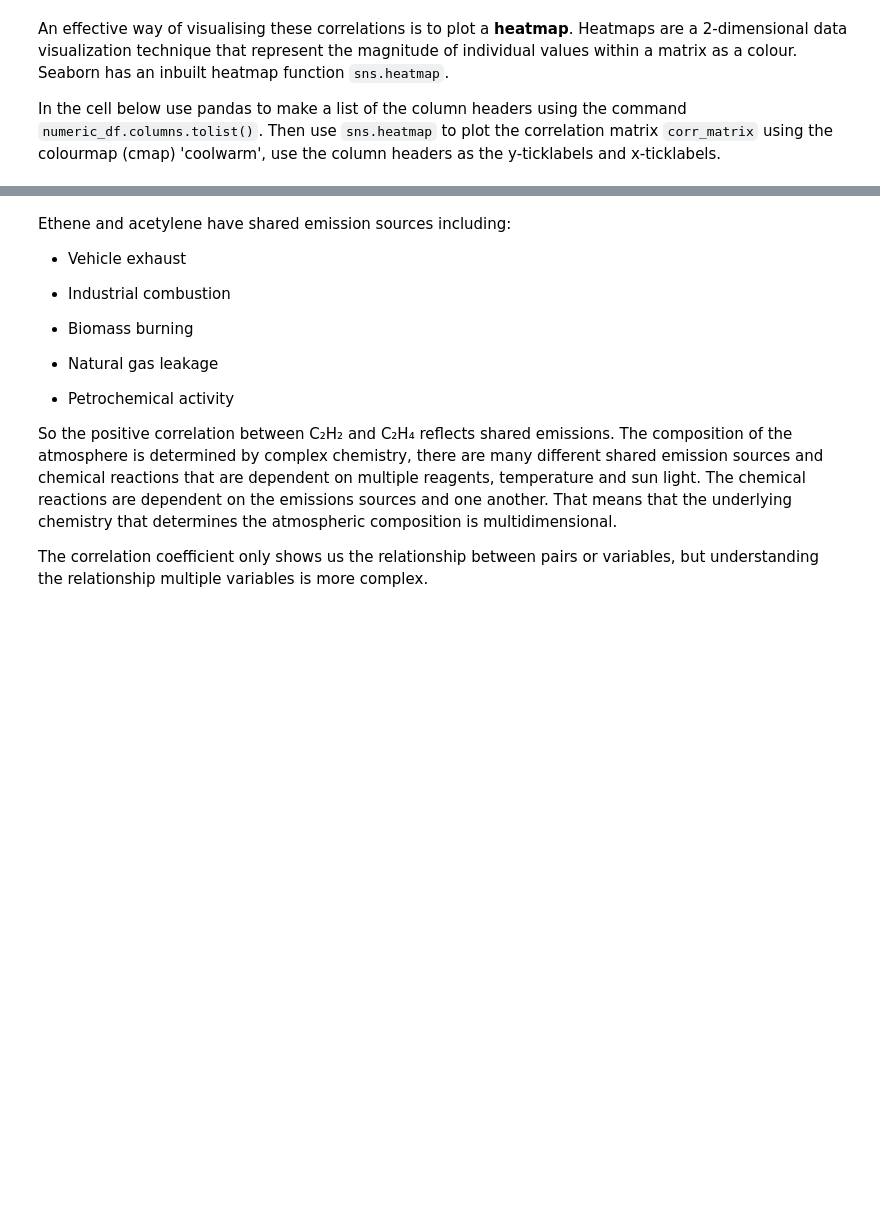
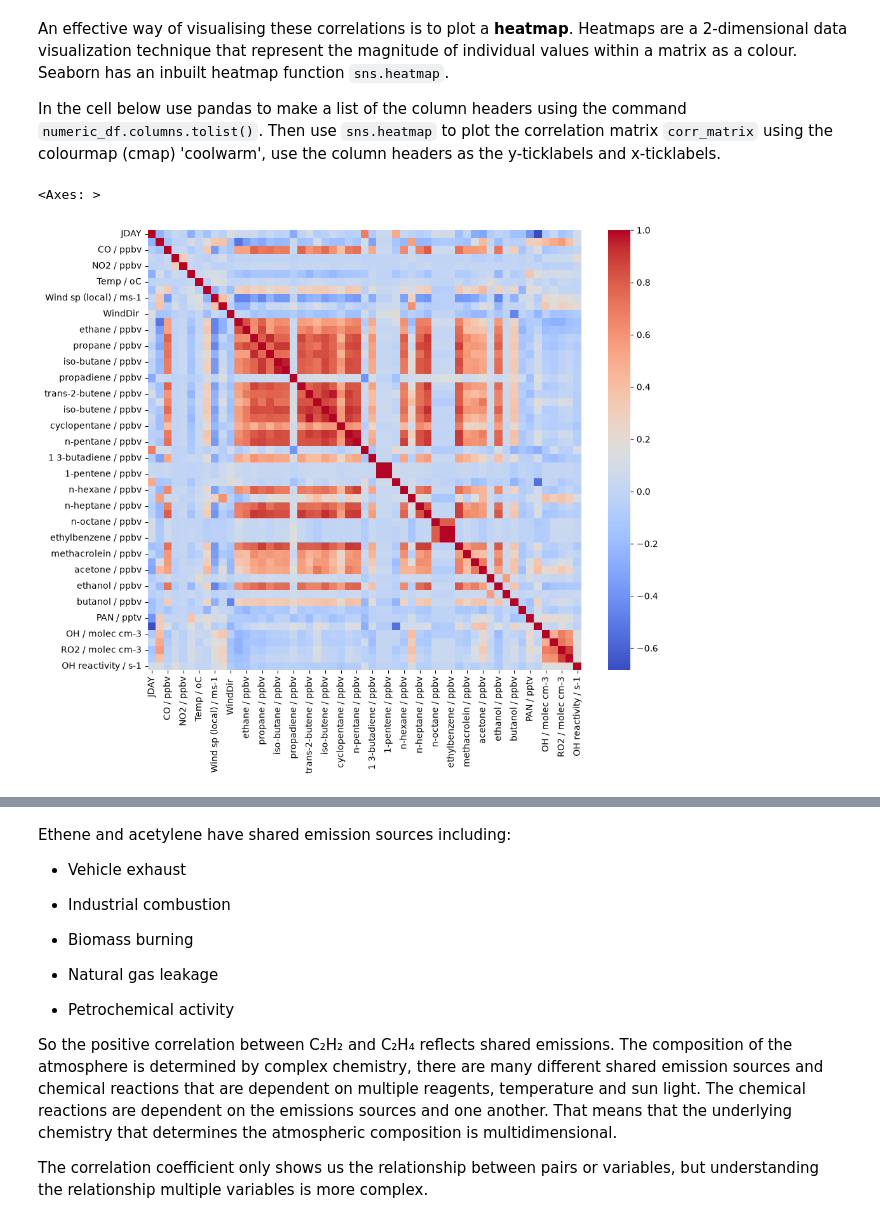
Before and after one commit to YesYY1/Digital-Skills-D3-U2, a Jupyter notebook: SVD_workshop.ipynb, the cells around one changed output, grey strips where cells are left out. Saved outputs shown, nothing was run; the diff lists cells and outputs as text; code cells hidden in the pictures; blank space fills up the shorter version.

```diff
--- a/SVD_workshop.ipynb
+++ b/SVD_workshop.ipynb
@@ -101,8 +101,11 @@ In the cell below use pandas to make a list of the column headers using the comm
 # %%
 column_headers= numeric_df.columns.tolist()
 
 plt.figure(figsize=(11, 9))
-sns.heatmap(corr_matrix, cmap='coolwarm', yticklabels=___, xticklabels=___)
+sns.heatmap(corr_matrix, cmap='coolwarm', yticklabels= 'auto', xticklabels="auto")
+# %% [output]
+<Axes: >
+[figure, added]
 # %% [markdown]
 The diagonal line in the heat map shows that the variables perfectly correlate with themselves - this is exactly what we expect. The red regions in the heat map indicate where there is a strong correlation between variables, the pale colours indicate where there is weak or little to no correlation (+0.2 to -0.2).
 
```
Also changed, not shown: parts of 8 cells of this notebook.
